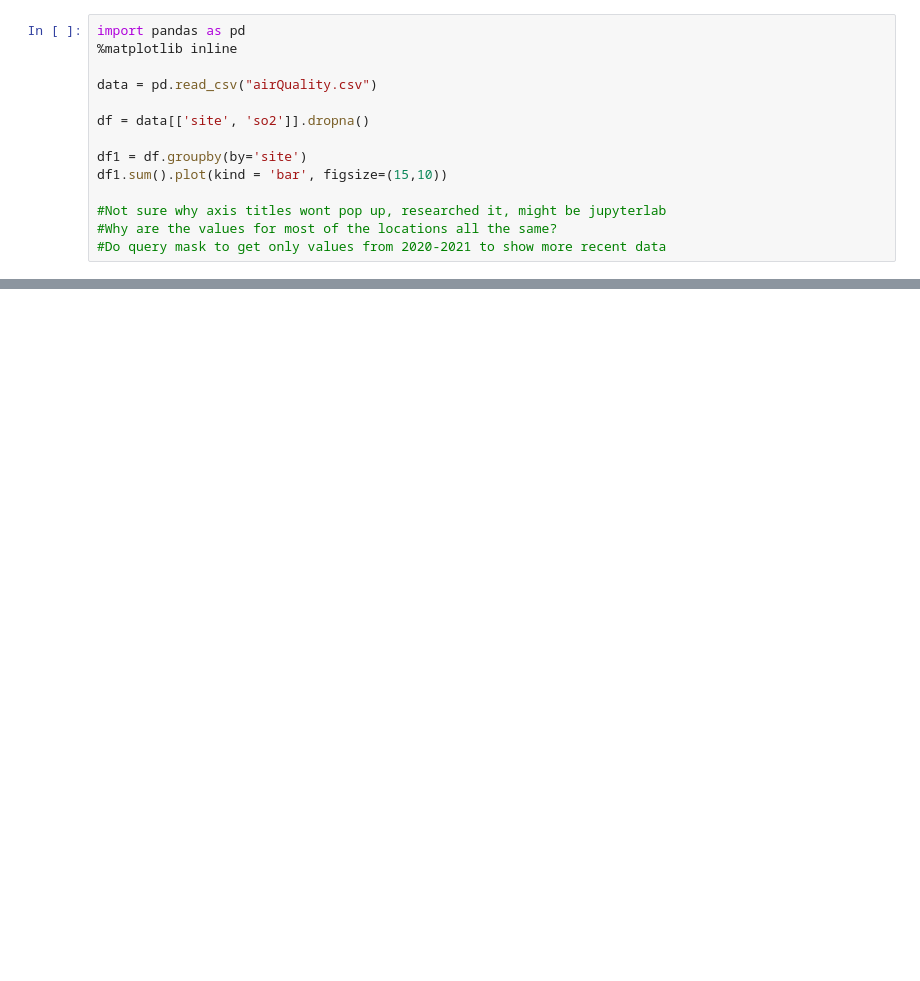
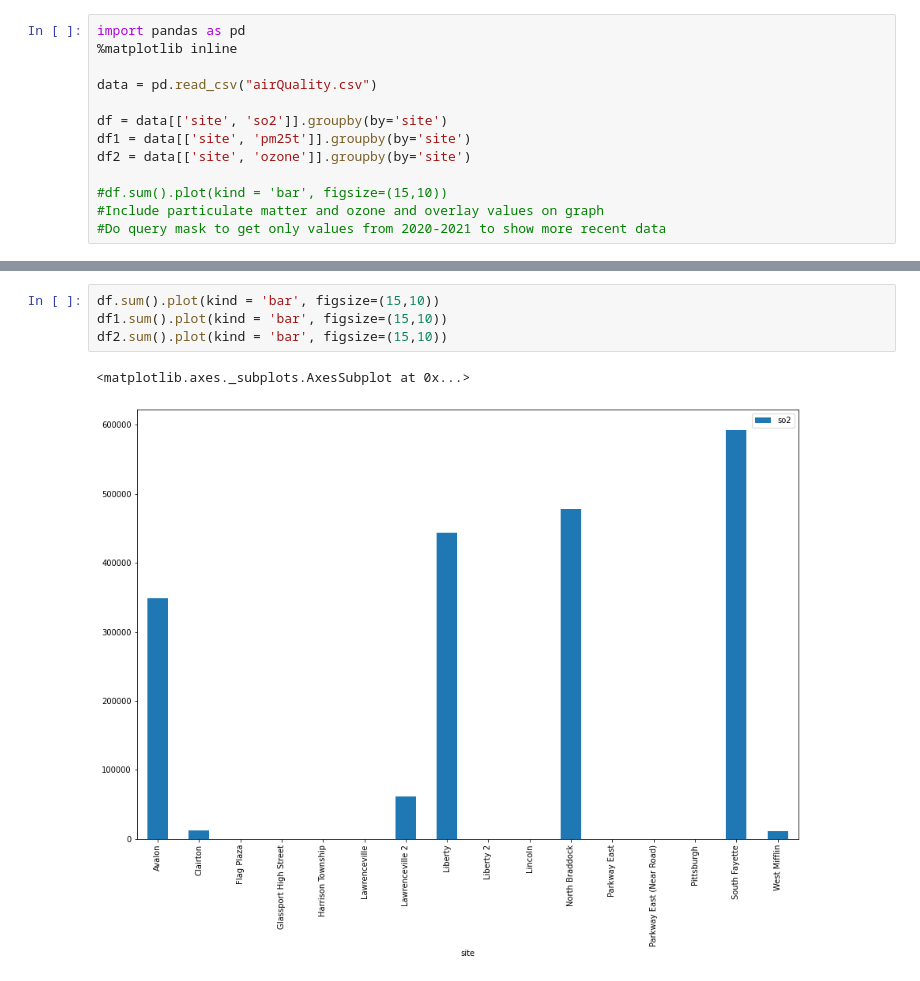
Before and after one commit to Steven-Jarmell/CS0010-FinalProject, a Jupyter notebook: SJDataSet.ipynb, the cells around one changed output, grey strips where cells are left out. Saved outputs shown, nothing was run; the diff lists cells and outputs as text; blank space fills up the shorter version.

Commit message:
Updated data set

```diff
--- a/SJDataSet.ipynb
+++ b/SJDataSet.ipynb
@@ -4,11 +4,10 @@ import pandas as pd
 
 data = pd.read_csv("airQuality.csv")
 
-df = data[['site', 'so2']].dropna()
+df = data[['site', 'so2']].groupby(by='site')
+df1 = data[['site', 'pm25t']].groupby(by='site')
+df2 = data[['site', 'ozone']].groupby(by='site')
 
-df1 = df.groupby(by='site')
-df1.sum().plot(kind = 'bar', figsize=(15,10))
-
-#Not sure why axis titles wont pop up, researched it, might be jupyterlab
-#Why are the values for most of the locations all the same?
+#df.sum().plot(kind = 'bar', figsize=(15,10))
+#Include particulate matter and ozone and overlay values on graph
 #Do query mask to get only values from 2020-2021 to show more recent data
@@ -24,0 +14,7 @@ Name: site, dtype: object
+# %%
+df.sum().plot(kind = 'bar', figsize=(15,10))
+df1.sum().plot(kind = 'bar', figsize=(15,10))
+df2.sum().plot(kind = 'bar', figsize=(15,10))
+# %% [output]
+<matplotlib.axes._subplots.AxesSubplot at 0x...>
+[figure, added]
```
Also changed, not shown: parts of 4 cells of this notebook.
